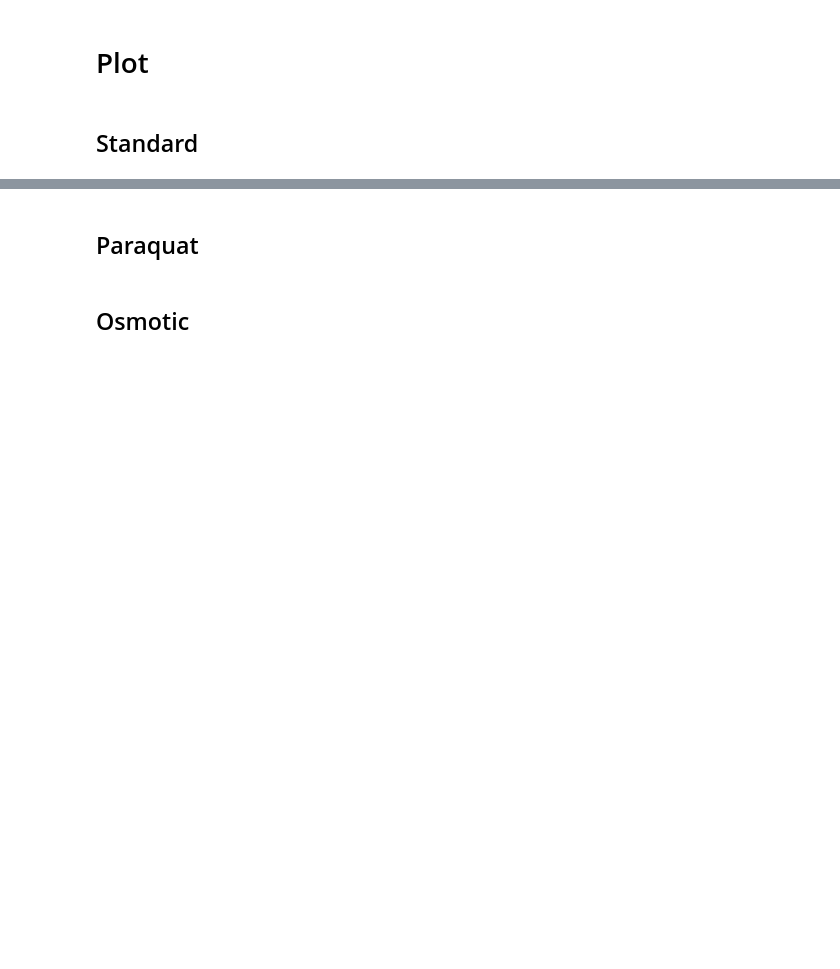
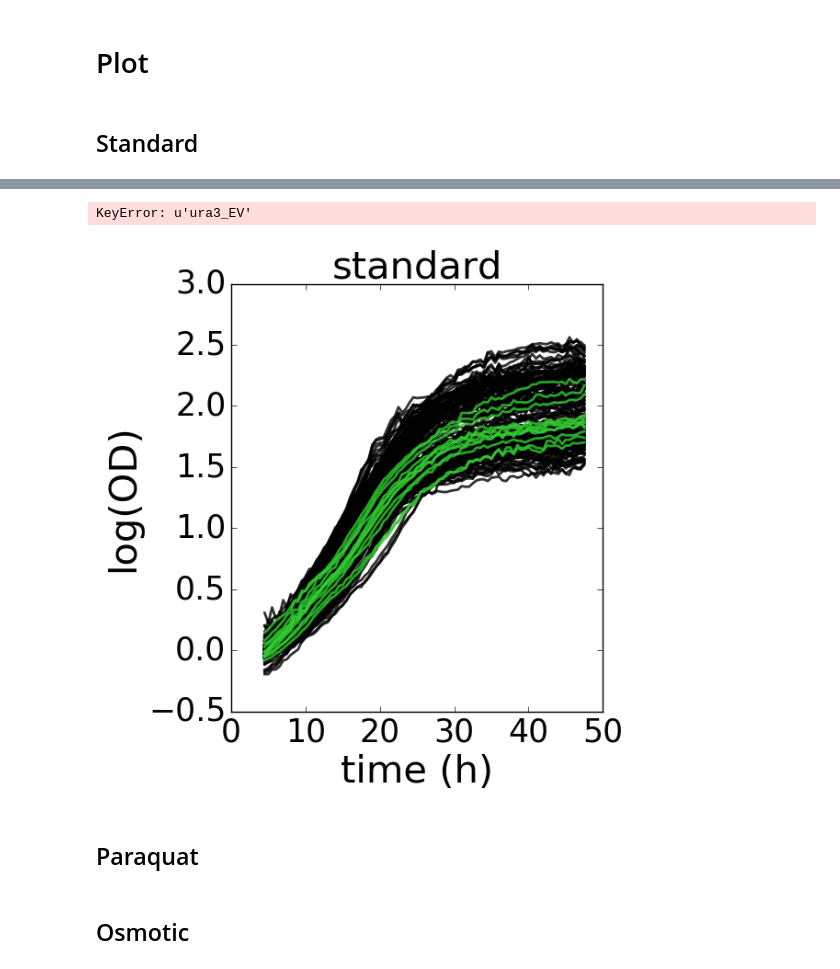
Before and after one commit to ptonner/hsalinarum_tf_phenotype, a Jupyter notebook: notebooks/dataSetup.ipynb, the cells around one changed output, grey strips where cells are left out. Cells and saved outputs as stored; diff of their text form; code cells hidden in the pictures; blank space fills up the shorter version.

```diff
--- a/notebooks/dataSetup.ipynb
+++ b/notebooks/dataSetup.ipynb
@@ -102,3 +175,8 @@ def plot_standard(norm,method):
+# %%
+plotConditions(norm,'log2_st0',['standard','paraquat','osmotic','peroxide'])
+# %% [output]
+KeyError: u'ura3_EV'
+[figure, added]
 # %%
 def plotStressCondition(norm,method,condition):
 
```
Also changed, not shown: parts of 22 cells of this notebook, 7 other files.
